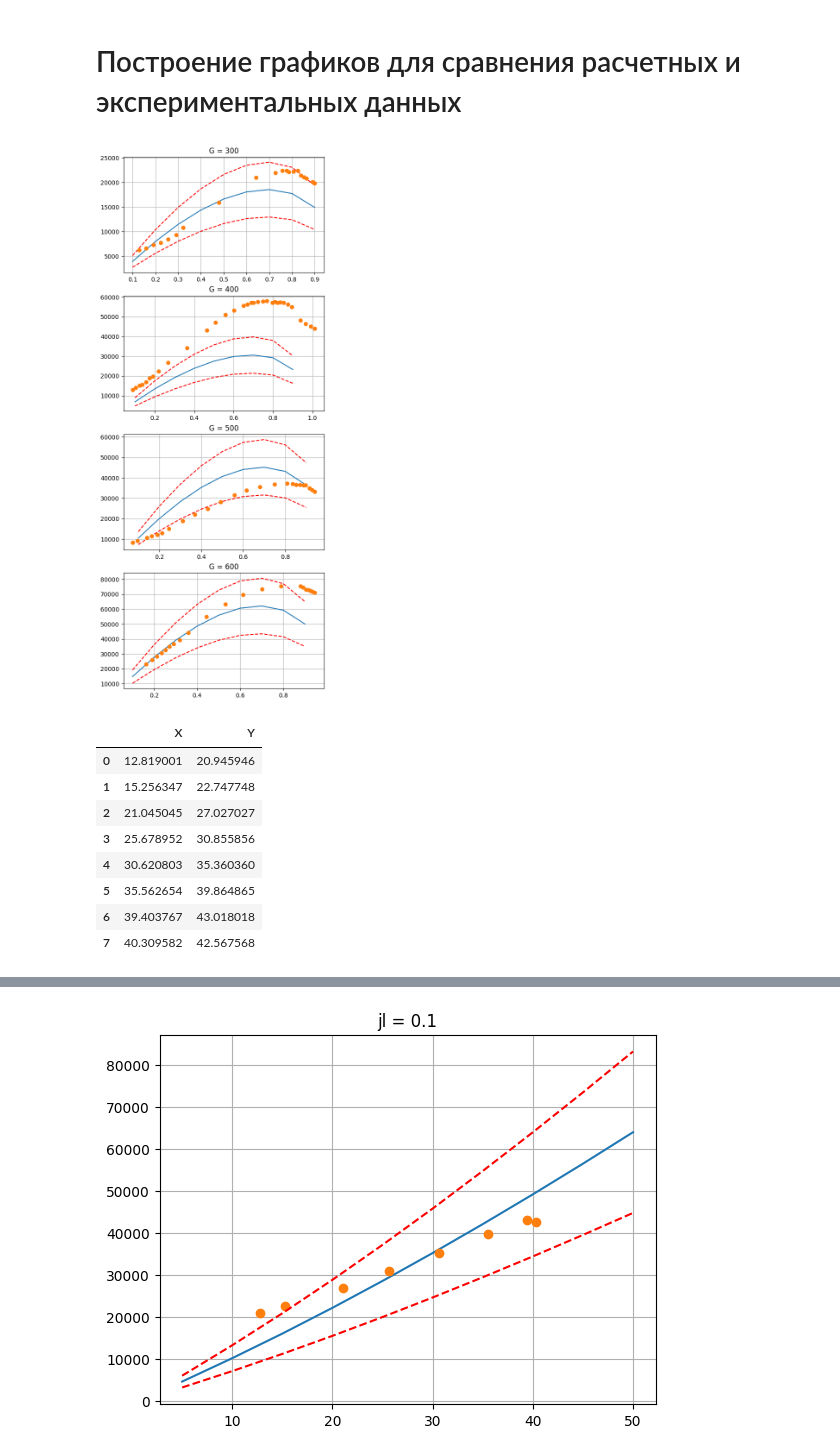
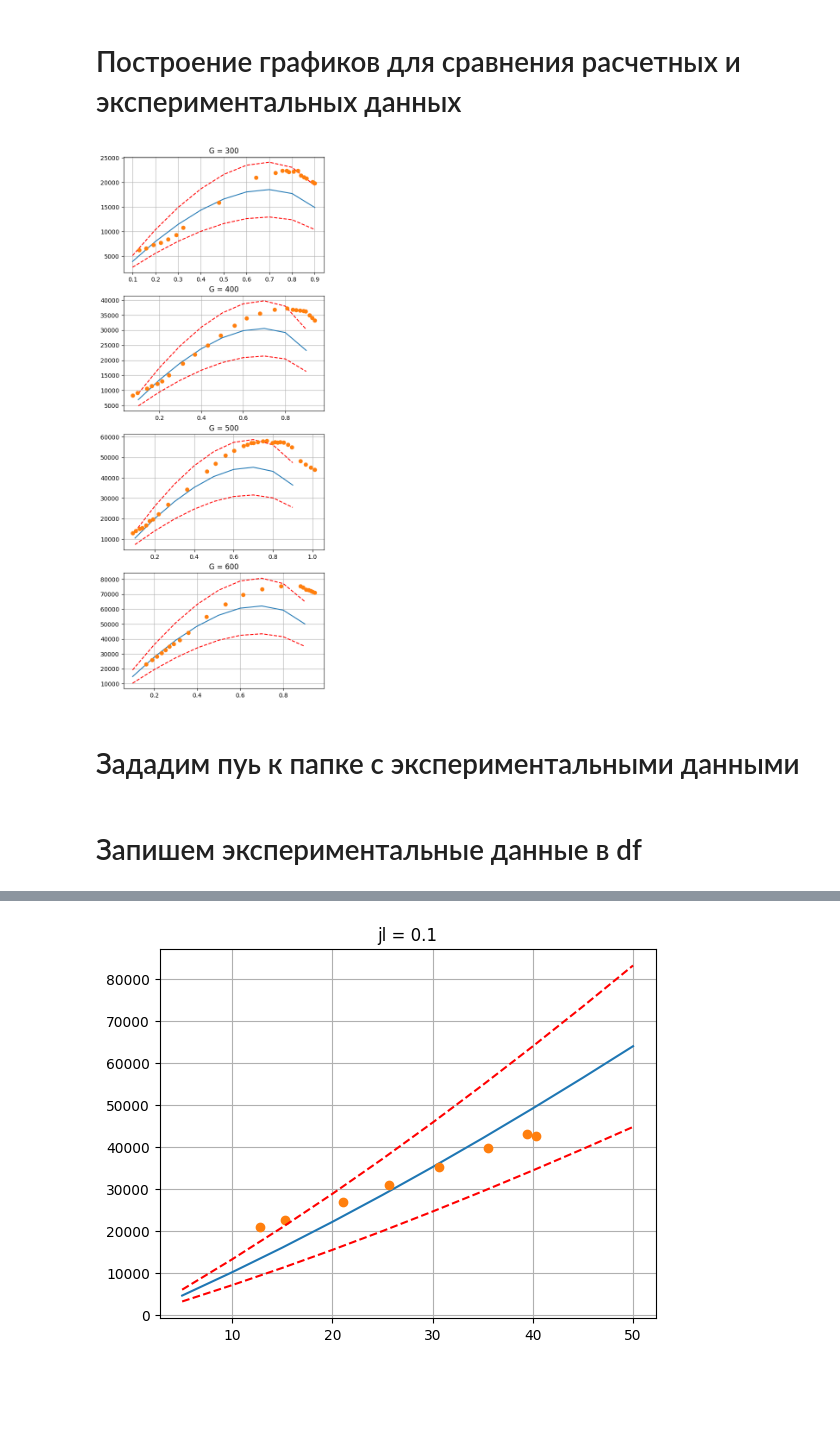
Before and after one commit to KeTeR111/NIR, a Jupyter notebook: main_class.ipynb, the cells around one changed output, grey strips where cells are left out. Saved outputs shown, nothing was run; the diff lists cells and outputs as text; code cells hidden in the pictures; blank space fills up the shorter version.

```diff
--- a/main_class.ipynb
+++ b/main_class.ipynb
@@ -67,6 +67,8 @@ exp_df_9 = []
 for file_path in graph_9.rglob('*'):
     if file_path.is_file():
         try:
-            exp_df_9.append(pd.read_csv(file_path, sep='\t', decimal='.'))
+            write = pd.read_csv(file_path, sep='\t', decimal='.')
+            exp_df_9.append(write)
+            # print(write, file_path)
         except Exception as e:
             print(f"Ошибка: {e}")
@@ -93,12 +77,17 @@ for file_path in graph_9.rglob('*'):
 # %%
 fig, ax = plt.subplots(nrows=4, ncols=1, figsize=(6, 16))
 
 for i in range(len(calculated_data)):
-    ax[i].plot(research_1['x'], calculated_data[i]['dpdz'])
-    ax[i].plot(research_1['x'], 0.7 * calculated_data[i]['dpdz'], color='red', linestyle='--')
-    ax[i].plot(research_1['x'], 1.3 * calculated_data[i]['dpdz'], color='red', linestyle='--')
-    ax[i].plot(exp_df_9[i]['X'], exp_df_9[i]['Y'] * 1000, marker='o', linestyle='')
+    x = research_1['x']
+    y = calculated_data[i]['dpdz']
+    x_exp = exp_df_9[i]['X']
+    y_exp = exp_df_9[i]['Y']
+    ax[i].plot(x, y)
+    ax[i].plot(x, 0.7 * y, color='red', linestyle='--')
+    ax[i].plot(x, 1.3 * y, color='red', linestyle='--')
+    ax[i].plot(x_exp, y_exp * 1000, marker='o', linestyle='')
     ax[i].set_title(f'G = {research_1["G"][i]}' )
     ax[i].grid()
+#29845.1016122791
 # %% [output]
-[figure, old version]
+[figure, new version]
@@ -107,5 +94,9 @@ for i in range(len(calculated_data)):
+# %% [markdown]
+# Зададим пуь к папке с экспериментальными данными
 # %%
 exp_Nitrogen02_path = Path("/Users/andrey/Desktop/NIR/Datasets/Nitrogen_Water_02")
+# %% [markdown]
+# Запишем экспериментальные данные в df
 # %%
 exp_Nitrogen02 = []
 for file_path in exp_Nitrogen02_path.rglob('*'):
@@ -114,14 +105,3 @@ for file_path in exp_Nitrogen02_path.rglob('*'):
             exp_Nitrogen02.append(pd.read_csv(file_path, sep='\t', decimal='.'))
         except Exception as e:
             print(f"Ошибка: {e}")
-exp_Nitrogen02[0]
-# %% [output]
-|  | X | Y |
-| 0 | 12.819001 | 20.945946 |
-| 1 | 15.256347 | 22.747748 |
-| 2 | 21.045045 | 27.027027 |
-| 3 | 25.678952 | 30.855856 |
-| 4 | 30.620803 | 35.360360 |
-| 5 | 35.562654 | 39.864865 |
-| 6 | 39.403767 | 43.018018 |
-| 7 | 40.309582 | 42.567568 |
```
Also changed, not shown: parts of 3 cells of this notebook, 10 other files.
